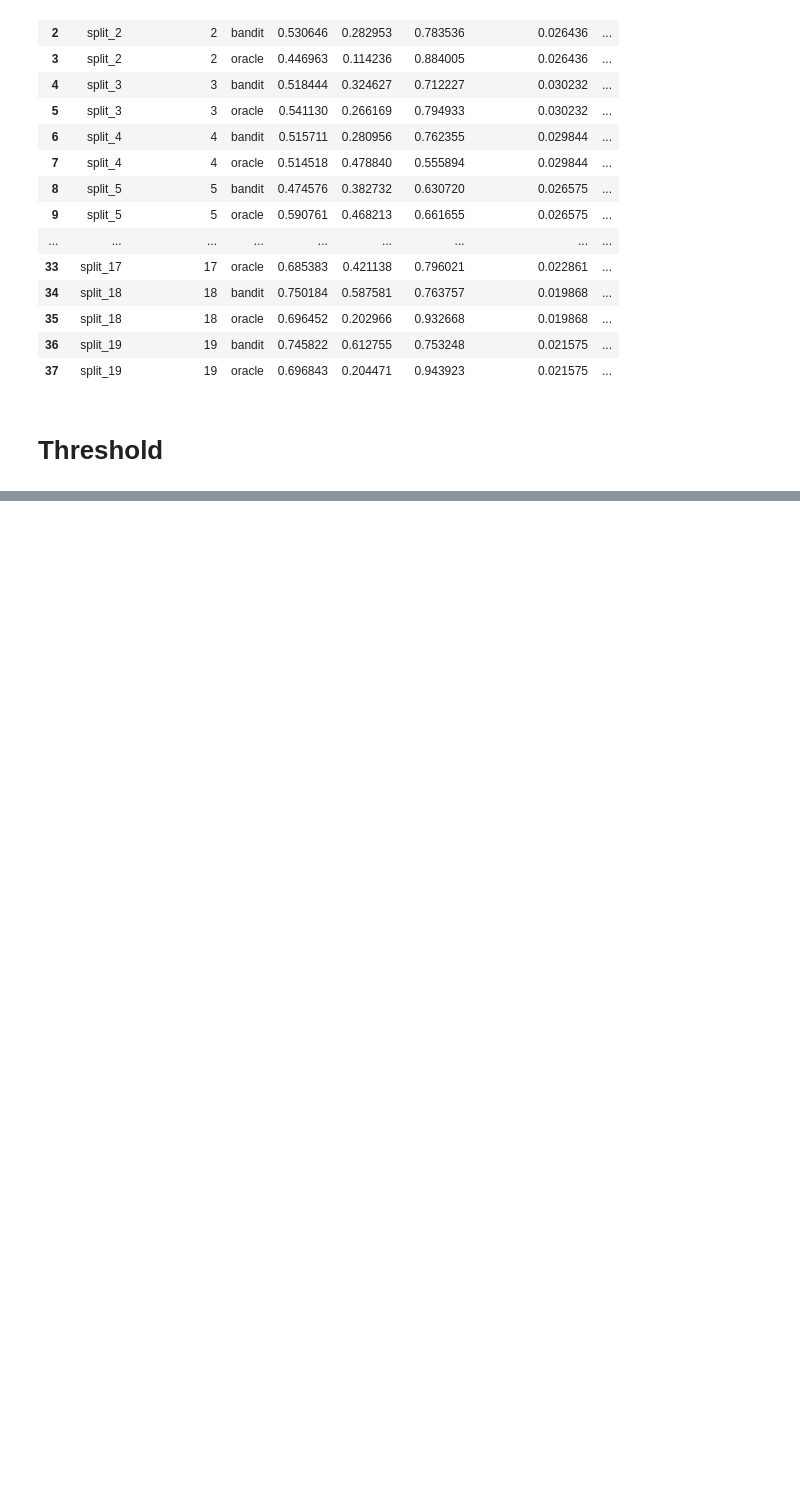
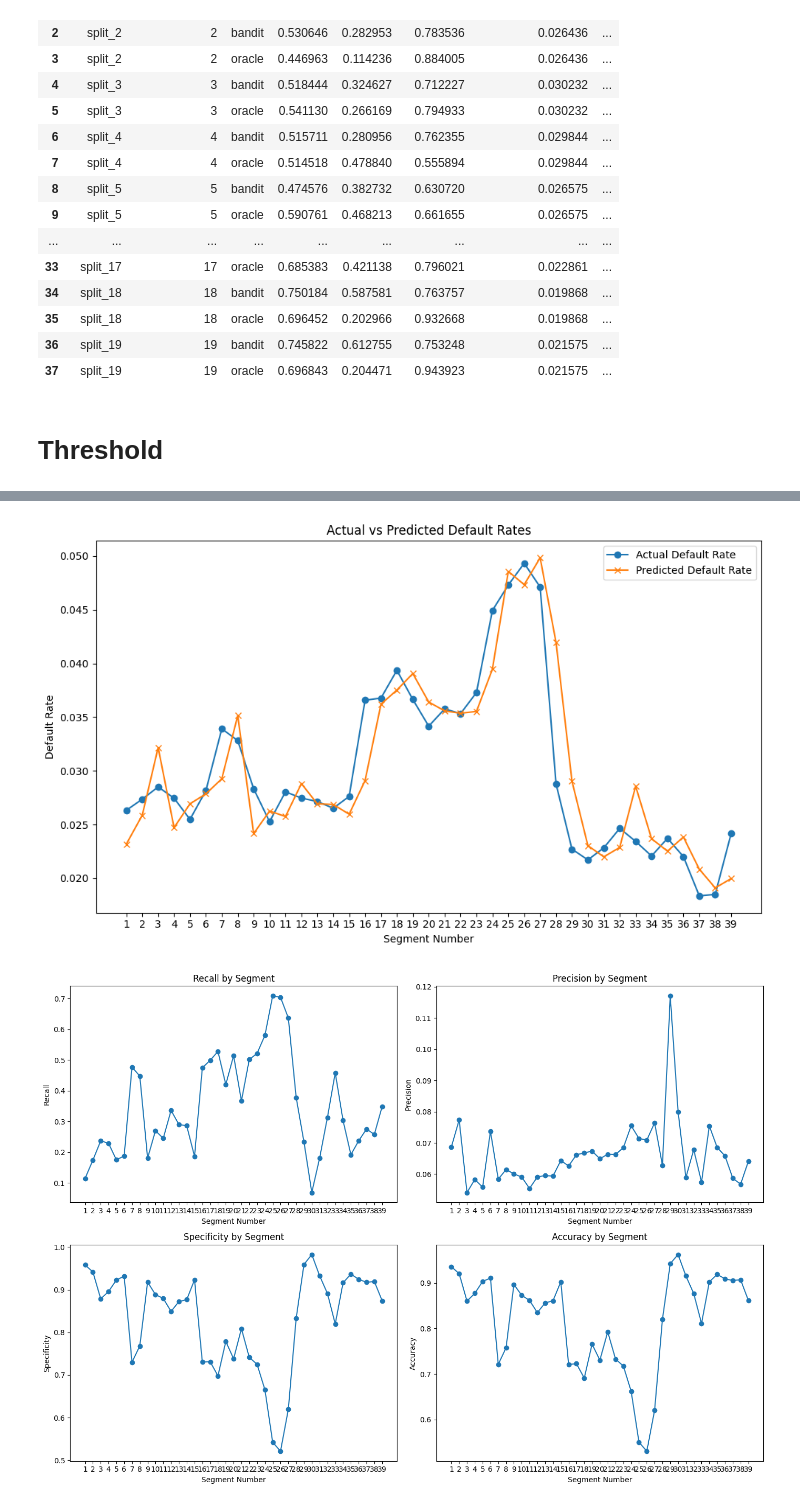
Before and after one commit to manpreetsingh227/MSc-project, a Jupyter notebook: notebooks/EDA.ipynb, the cells around one changed output, grey strips where cells are left out. Drawn from its saved outputs; the diff is of its cells as text; code cells hidden in the pictures; blank space fills up the shorter version.

```diff
--- a/notebooks/EDA.ipynb
+++ b/notebooks/EDA.ipynb
@@ -1524,0 +1526,42 @@ oracle_df
+# %%
+import pandas as pd
+import matplotlib.pyplot as plt
+
+oracle_df["accuracy"] = (oracle_df["tp"] + oracle_df["tn"]) / (
+    oracle_df["tp"] + oracle_df["tn"] + oracle_df["fp"] + oracle_df["fn"]
+)
+oracle_df["precision"] = oracle_df["tp"] / (oracle_df["tp"] + oracle_df["fp"])
+
+# Sort by segment_num for consistent x-axis
+oracle_df = oracle_df.sort_values("segment_num")
+
+# Plot 1: Actual vs Predicted Default Rates
+plt.figure(figsize=(10, 6))
+plt.plot(oracle_df["segment_num"], oracle_df["actual_default_rate"], marker='o', label="Actual Default Rate")
+plt.plot(oracle_df["segment_num"], oracle_df["predicted_default_rate"], marker='x', label="Predicted Default Rate")
+plt.title("Actual vs Predicted Default Rates")
+plt.xlabel("Segment Number")
+plt.ylabel("Default Rate")
+plt.xticks(oracle_df["segment_num"])
+plt.legend()
+plt.tight_layout()
+plt.show()
+
+# Plot 2: Grid of 4 metrics (Recall, Precision, Specificity, Accuracy)
+fig, axes = plt.subplots(2, 2, figsize=(14, 10))
+
+metrics = ["recall", "precision", "specificity", "accuracy"]
+titles = ["Recall by Segment", "Precision by Segment", "Specificity by Segment", "Accuracy by Segment"]
+
+for ax, metric, title in zip(axes.flatten(), metrics, titles):
+    ax.plot(oracle_df["segment_num"], oracle_df[metric], marker='o')
+    ax.set_title(title)
+    ax.set_xlabel("Segment Number")
+    ax.set_ylabel(metric.capitalize())
+    ax.set_xticks(oracle_df["segment_num"])
+
+plt.tight_layout()
+plt.show()
+# %% [output]
+[figure, added]
+[figure, added]
```
Also changed, not shown: parts of 3 cells of this notebook.
